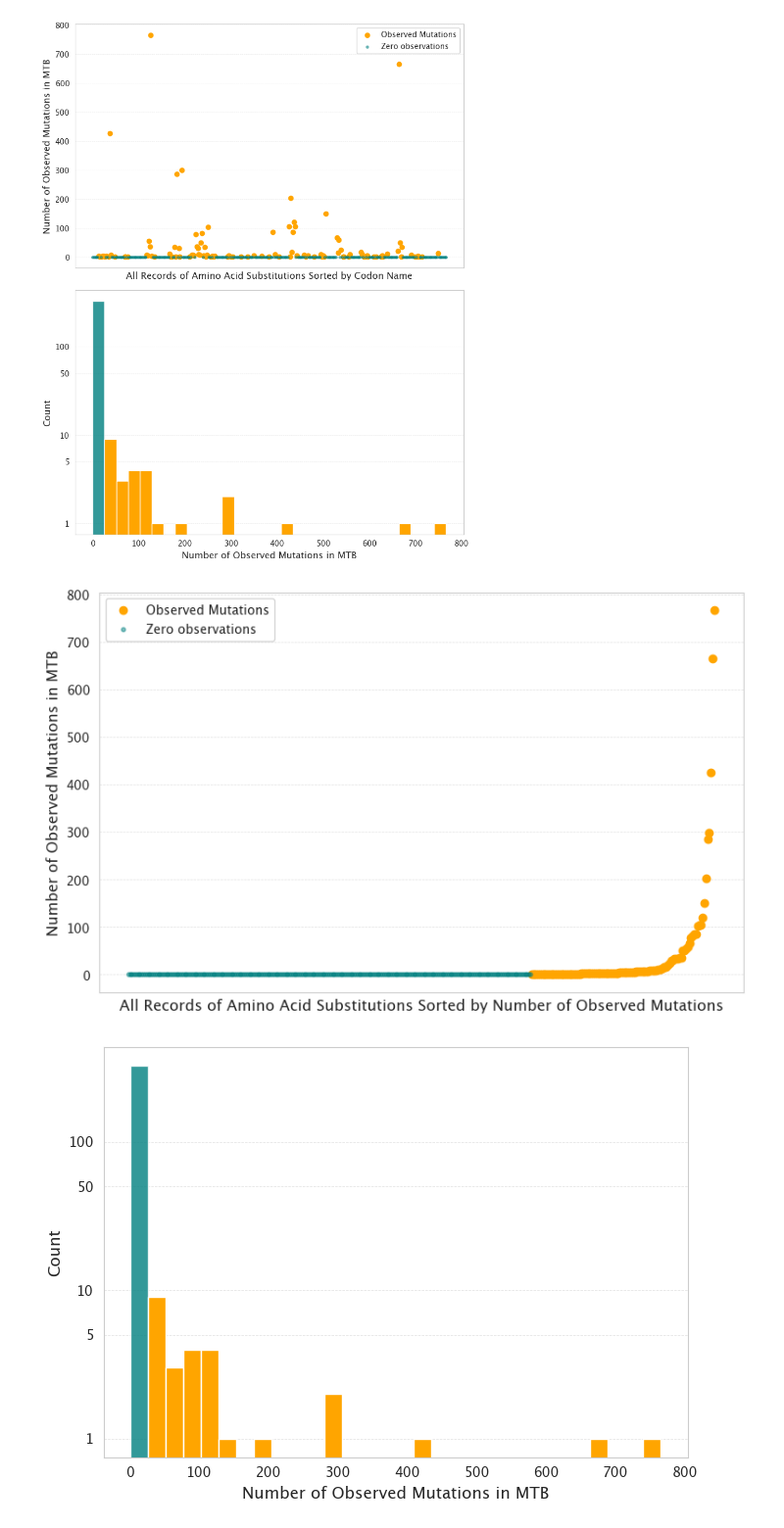
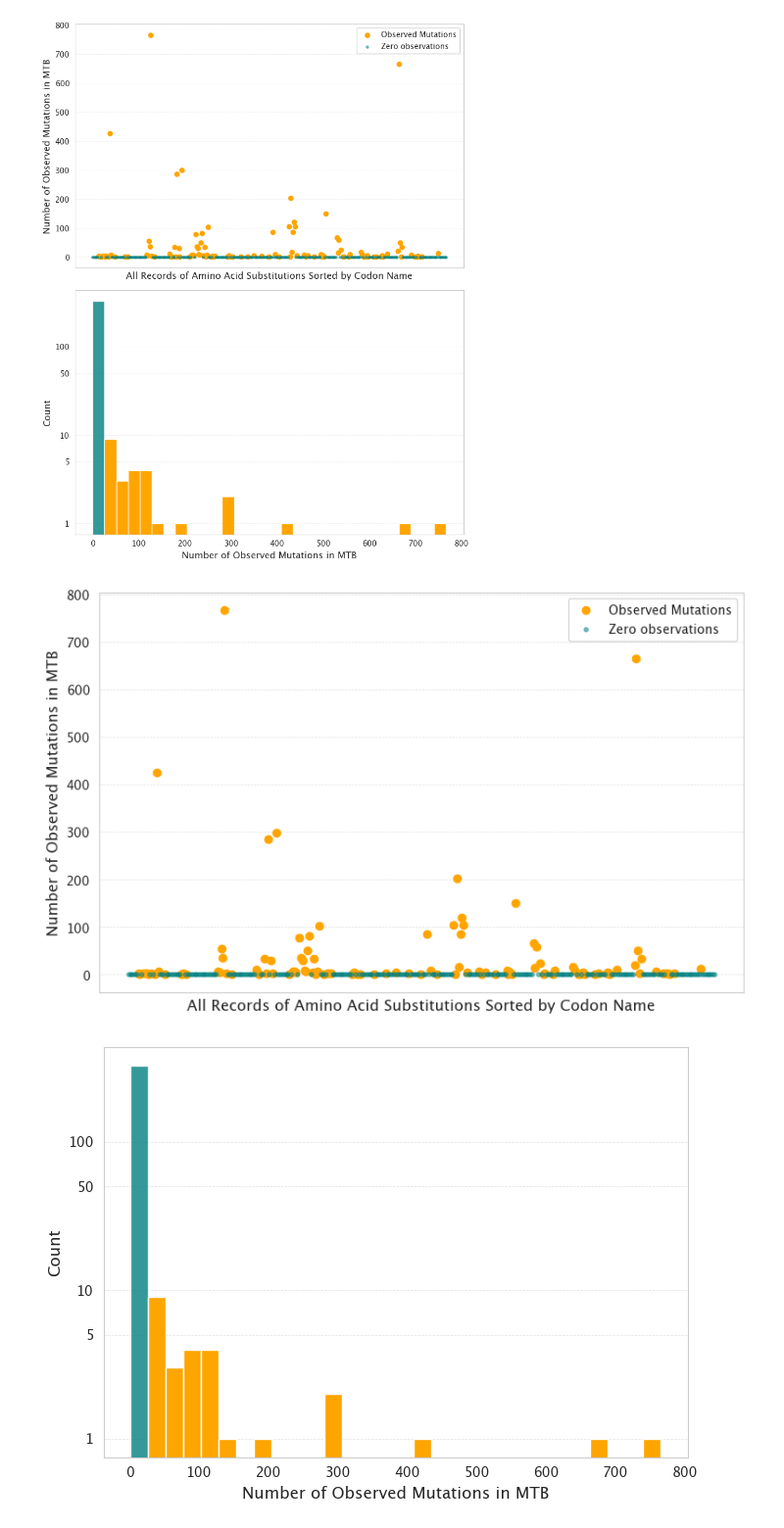
Before and after one commit to jaskovab/mutation-bias-thesis, a Jupyter notebook: code/baka-genetic-code.ipynb, the cells around one changed output. Shown at 98% size. Cells and saved outputs as stored; diff of their text form; code cells hidden in the pictures.

```diff
--- a/code/baka-genetic-code.ipynb
+++ b/code/baka-genetic-code.ipynb
@@ -88,9 +69,9 @@ gr.combine_distribution_graph(data, False, True)
 [figure]
 # %%
 # Scatter plot of the data M. tuber
-gr.scatterplot_observed(data, True)
+gr.scatterplot_observed(data, False)
 # %% [output]
-[figure, old version]
+[figure, new version]
 # %%
 gr.histogram_all(data, True)
 # %% [output]
```
Also changed, not shown: parts of 17 cells of this notebook.
